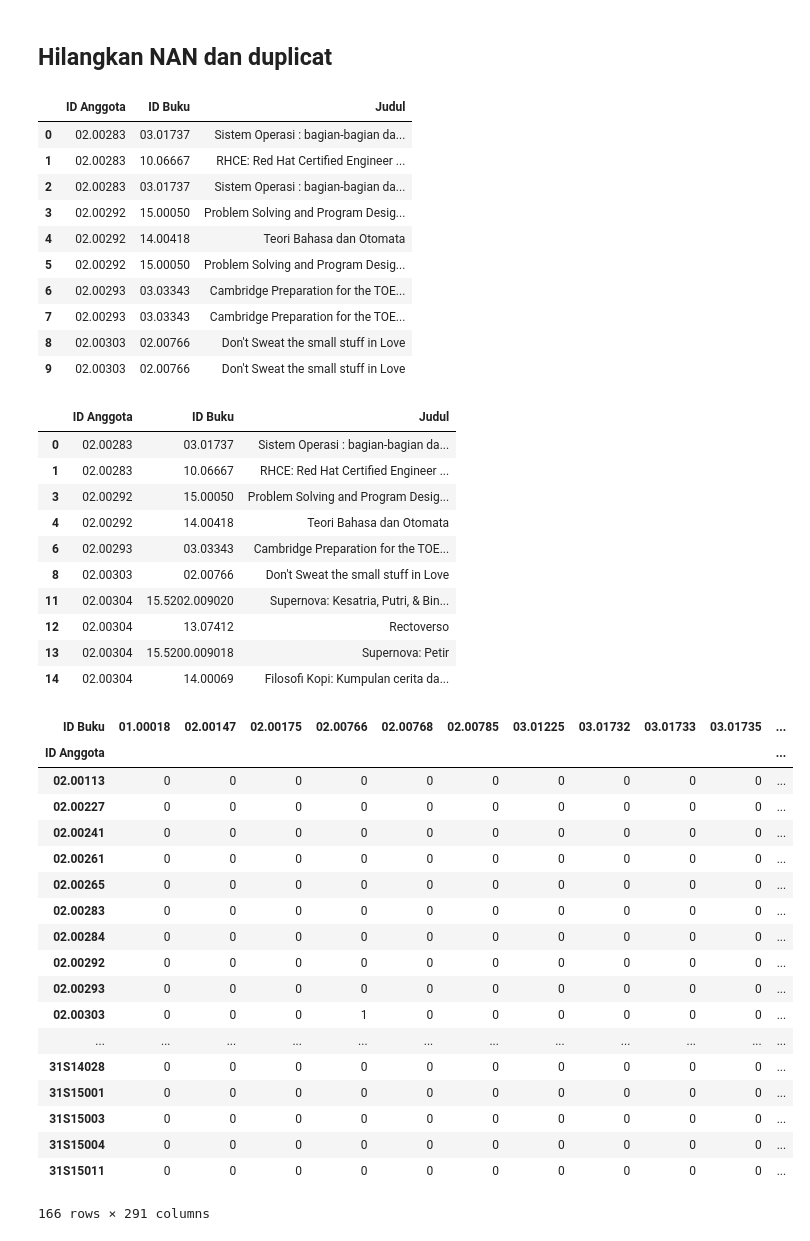
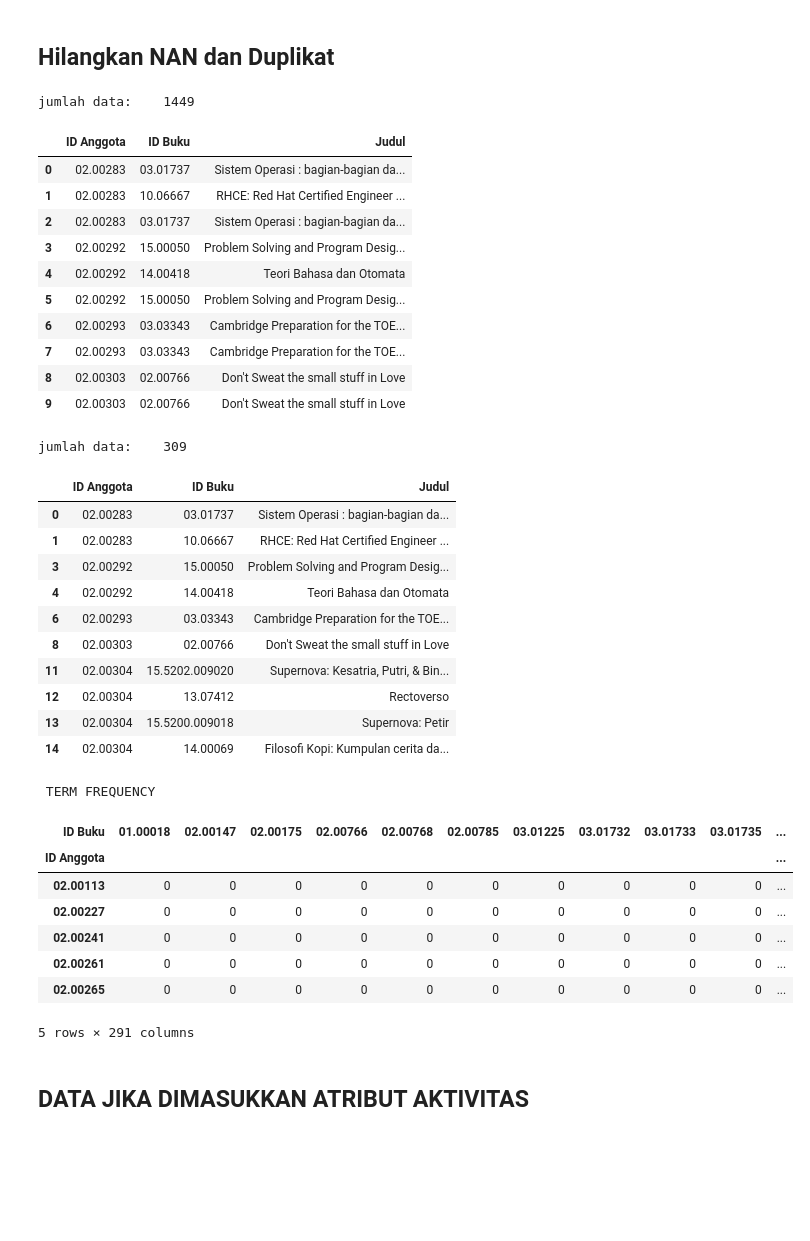
Before and after one commit to packmanproject/recommendation-syetem, a Jupyter notebook: Recommendation_v.1.ipynb, the cells around one changed output. Saved outputs shown, nothing was run; the diff lists cells and outputs as text; code cells hidden in the pictures; blank space fills up the shorter version.

```diff
--- a/Recommendation_v.1.ipynb
+++ b/Recommendation_v.1.ipynb
@@ -28,4 +48,5 @@ data_jan
 # %%
-data_jan=data_jan[['ID Anggota','ID Buku','Judul']]
-data_jan.head()
+data_peminjaman_id=data_peminjaman[['ID Anggota','ID Buku','Judul']]
+print "jumlah data:\t", len(data_peminjaman_id)
+data_peminjaman_id.head()
 # %% [output]
@@ -36,13 +58,15 @@ data_jan.head()
 | 3 | 02.00292 | 15.00050 | Problem Solving and Program Desig... |
 | 4 | 02.00292 | 14.00418 | Teori Bahasa dan Otomata |
 # %% [markdown]
-## Hilangkan NAN dan duplicat
+## Hilangkan NAN dan Duplikat
 # %%
 #hilangkan nan
 #data_jan=data_jan.dropna(how='any').head(10)
-data_jan=data_jan.dropna(how='any')
-data_jan.head(10)
+data_peminjaman_id=data_peminjaman_id.dropna(how='any')
+print "jumlah data:\t", len(data_peminjaman_id)
+data_peminjaman_id.head(10)
 # %% [output]
+jumlah data:    1449
 |  | ID Anggota | ID Buku | Judul |
 | 0 | 02.00283 | 03.01737 | Sistem Operasi : bagian-bagian da... |
 | 1 | 02.00283 | 10.06667 | RHCE: Red Hat Certified Engineer ... |
@@ -58,11 +82,13 @@ data_jan.head(10)
 #https://chrisalbon.com/python/data_wrangling/pandas_selecting_rows_on_conditions/
 #nu=ci.loc[~ci['ID Anggota'].duplicated()]
 #nu.drop_duplicates()
+#ci.loc[~ci.duplicated()==True]
 #HILANGKAN DUPLIKAT
-#ci.loc[~ci.duplicated()==True]
-data_jan=data_jan.loc[~data_jan.duplicated()==True]
-data_jan.head(10)
+data_peminjaman_id=data_peminjaman_id.loc[~data_peminjaman_id.duplicated()==True]
+print "jumlah data:\t", len(data_peminjaman_id)
+data_peminjaman_id.head(10)
 # %% [output]
+jumlah data:    309
 |  | ID Anggota | ID Buku | Judul |
 | 0 | 02.00283 | 03.01737 | Sistem Operasi : bagian-bagian da... |
 | 1 | 02.00283 | 10.06667 | RHCE: Red Hat Certified Engineer ... |
@@ -77,25 +103,18 @@ data_jan.head(10)
 # %%
 #ci.loc[ci['ID Anggota'].duplicated()|(~ci['Judul'].duplicated())]
 # %%
+print " TERM FREQUENCY"
 len(pd.crosstab(data_jan['ID Anggota'],data_jan['ID Buku']))
-pd.crosstab(data_jan['ID Anggota'],data_jan['ID Buku'])
+pd.crosstab(data_jan['ID Anggota'],data_jan['ID Buku']).head()
 # %% [output]
+ TERM FREQUENCY
 | ID Buku | 01.00018 | 02.00147 | 02.00175 | 02.00766 | 02.00768 | 02.00785 | 03.01225 | 03.01732 | 03.01733 | 03.01735 | ... |
 | ID Anggota |  |  |  |  |  |  |  |  |  |  | ... |
 | 02.00113 | 0 | 0 | 0 | 0 | 0 | 0 | 0 | 0 | 0 | 0 | ... |
 | 02.00227 | 0 | 0 | 0 | 0 | 0 | 0 | 0 | 0 | 0 | 0 | ... |
 | 02.00241 | 0 | 0 | 0 | 0 | 0 | 0 | 0 | 0 | 0 | 0 | ... |
 | 02.00261 | 0 | 0 | 0 | 0 | 0 | 0 | 0 | 0 | 0 | 0 | ... |
 | 02.00265 | 0 | 0 | 0 | 0 | 0 | 0 | 0 | 0 | 0 | 0 | ... |
-| 02.00283 | 0 | 0 | 0 | 0 | 0 | 0 | 0 | 0 | 0 | 0 | ... |
-| 02.00284 | 0 | 0 | 0 | 0 | 0 | 0 | 0 | 0 | 0 | 0 | ... |
-| 02.00292 | 0 | 0 | 0 | 0 | 0 | 0 | 0 | 0 | 0 | 0 | ... |
-| 02.00293 | 0 | 0 | 0 | 0 | 0 | 0 | 0 | 0 | 0 | 0 | ... |
-| 02.00303 | 0 | 0 | 0 | 1 | 0 | 0 | 0 | 0 | 0 | 0 | ... |
-| ... | ... | ... | ... | ... | ... | ... | ... | ... | ... | ... | ... |
-| 31S14028 | 0 | 0 | 0 | 0 | 0 | 0 | 0 | 0 | 0 | 0 | ... |
-| 31S15001 | 0 | 0 | 0 | 0 | 0 | 0 | 0 | 0 | 0 | 0 | ... |
-| 31S15003 | 0 | 0 | 0 | 0 | 0 | 0 | 0 | 0 | 0 | 0 | ... |
-| 31S15004 | 0 | 0 | 0 | 0 | 0 | 0 | 0 | 0 | 0 | 0 | ... |
-| 31S15011 | 0 | 0 | 0 | 0 | 0 | 0 | 0 | 0 | 0 | 0 | ... |
-166 rows × 291 columns
+5 rows × 291 columns
+# %% [markdown]
+## DATA JIKA DIMASUKKAN ATRIBUT AKTIVITAS
```
Also changed, not shown: parts of 35 cells of this notebook.
